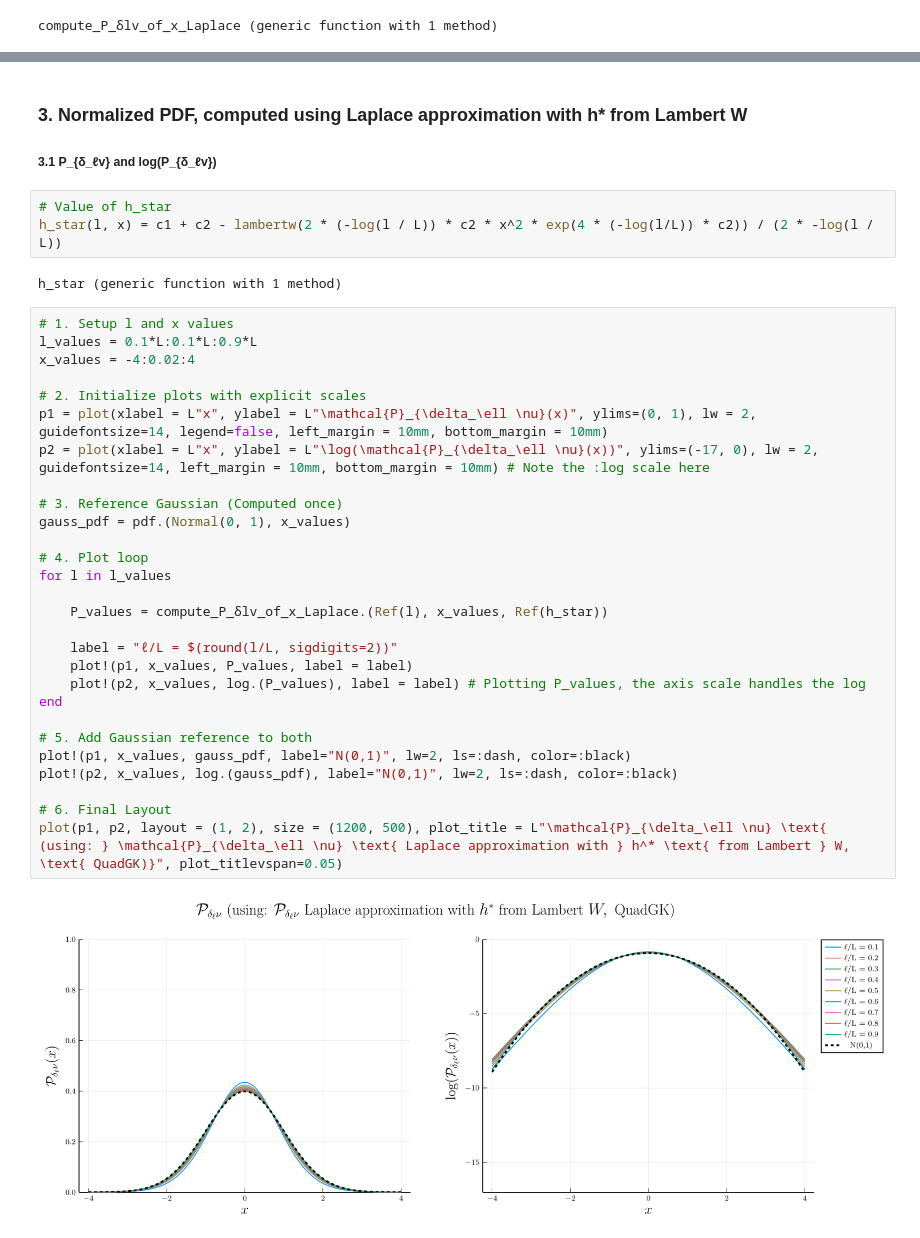
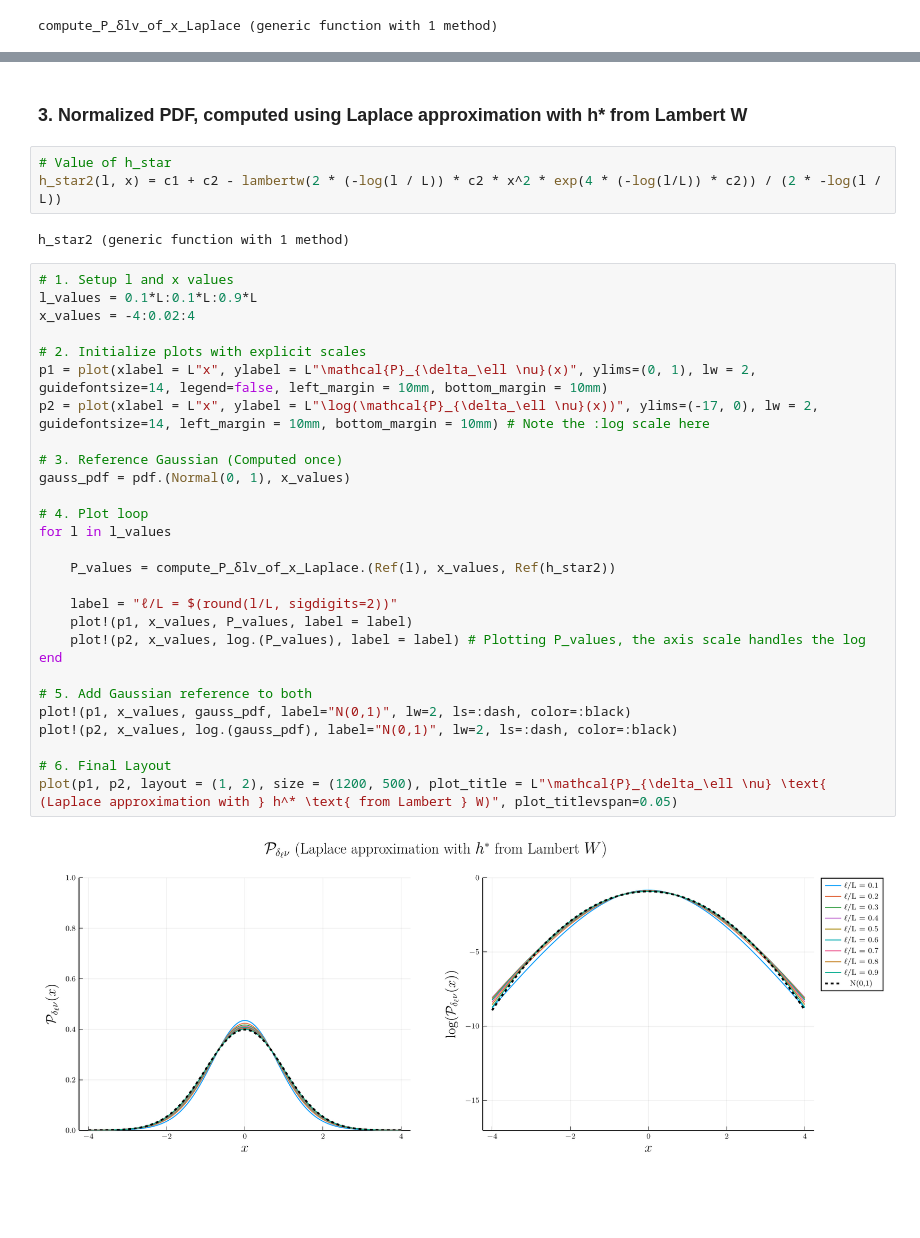
Before and after one commit to pleflohic/turbulence-velocity-increments, a Jupyter notebook: notebooks/normalized.ipynb, the cells around one changed output, grey strips where cells are left out. Drawn from its saved outputs; the diff is of its cells as text; blank space fills up the shorter version.

```diff
--- a/notebooks/normalized.ipynb
+++ b/notebooks/normalized.ipynb
@@ -445,40 +151,38 @@ plot(p1, p2, layout = (1, 2), size = (1200, 500))
 # %% [markdown]
 ### 3. Normalized PDF, computed using Laplace approximation with h* from Lambert W
-
-##### 3.1 P_{δ_ℓv} and log(P_{δ_ℓv})
 # %%
 # Value of h_star
-h_star(l, x) = c1 + c2 - lambertw(2 * (-log(l / L)) * c2 * x^2 * exp(4 * (-log(l/L)) * c2)) / (2 * -log(l / L))
+h_star2(l, x) = c1 + c2 - lambertw(2 * (-log(l / L)) * c2 * x^2 * exp(4 * (-log(l/L)) * c2)) / (2 * -log(l / L))
 # %% [output]
-h_star (generic function with 1 method)
+h_star2 (generic function with 1 method)
 # %%
 # 1. Setup l and x values
 l_values = 0.1*L:0.1*L:0.9*L
 x_values = -4:0.02:4
 
 # 2. Initialize plots with explicit scales
 p1 = plot(xlabel = L"x", ylabel = L"\mathcal{P}_{\delta_\ell \nu}(x)", ylims=(0, 1), lw = 2, guidefontsize=14, legend=false, left_margin = 10mm, bottom_margin = 10mm)
 p2 = plot(xlabel = L"x", ylabel = L"\log(\mathcal{P}_{\delta_\ell \nu}(x))", ylims=(-17, 0), lw = 2, guidefontsize=14, left_margin = 10mm, bottom_margin = 10mm) # Note the :log scale here
 
 # 3. Reference Gaussian (Computed once)
 gauss_pdf = pdf.(Normal(0, 1), x_values)
 
 # 4. Plot loop
 for l in l_values
 
-    P_values = compute_P_δlv_of_x_Laplace.(Ref(l), x_values, Ref(h_star))
+    P_values = compute_P_δlv_of_x_Laplace.(Ref(l), x_values, Ref(h_star2))
 
     label = "ℓ/L = $(round(l/L, sigdigits=2))"
     plot!(p1, x_values, P_values, label = label)
     plot!(p2, x_values, log.(P_values), label = label) # Plotting P_values, the axis scale handles the log
 end
 
 # 5. Add Gaussian reference to both
 plot!(p1, x_values, gauss_pdf, label="N(0,1)", lw=2, ls=:dash, color=:black)
 plot!(p2, x_values, log.(gauss_pdf), label="N(0,1)", lw=2, ls=:dash, color=:black)
 
 # 6. Final Layout
-plot(p1, p2, layout = (1, 2), size = (1200, 500), plot_title = L"\mathcal{P}_{\delta_\ell \nu} \text{ (using: } \mathcal{P}_{\delta_\ell \nu} \text{ Laplace approximation with } h^* \text{ from Lambert } W, \text{ QuadGK)}", plot_titlevspan=0.05)
+plot(p1, p2, layout = (1, 2), size = (1200, 500), plot_title = L"\mathcal{P}_{\delta_\ell \nu} \text{ (Laplace approximation with } h^* \text{ from Lambert } W)", plot_titlevspan=0.05)
 # %% [output]
-[figure, old version]
+[figure, new version]
 # %% [markdown]
```
Also changed, not shown: parts of 25 cells of this notebook, 1 other file.
